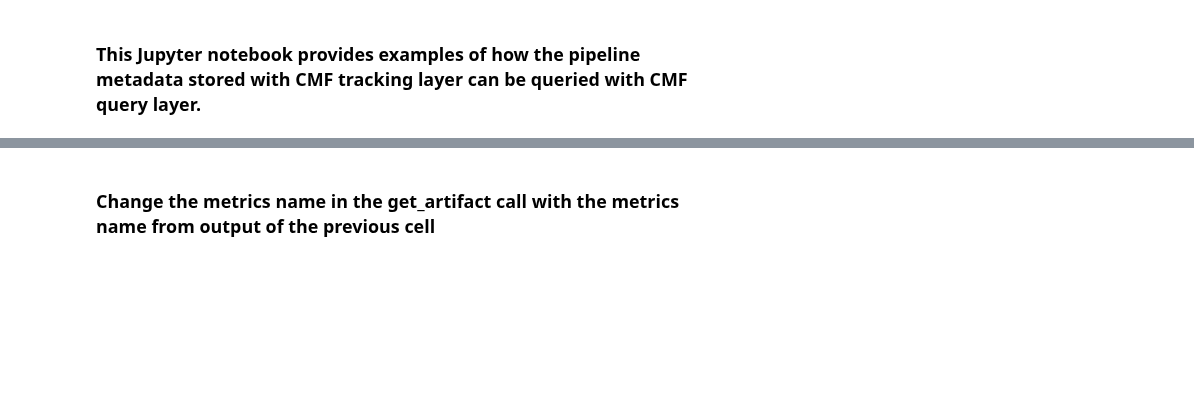
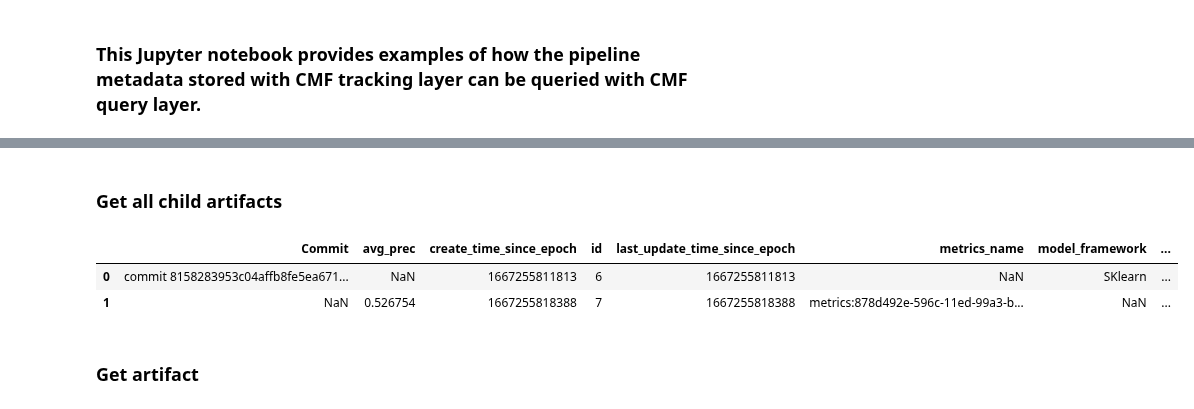
Before and after one commit to HewlettPackard/cmf, a Jupyter notebook: examples/example-get-started/Query_Tester-base_mlmd.ipynb, the cells around one changed output, grey strips where cells are left out. Cells and saved outputs as stored; diff of their text form; code cells hidden in the pictures; blank space fills up the shorter version.

```diff
--- a/examples/example-get-started/Query_Tester-base_mlmd.ipynb
+++ b/examples/example-get-started/Query_Tester-base_mlmd.ipynb
@@ -100,10 +123,10 @@ print(linked["uri"].to_string(index=False, header=False))
+# %% [markdown]
+### Get all child artifacts
 # %%
-linked = query.get_all_child_artifacts("artifacts/data.xml.gz")
-#print(linked.sort_values('create_time_since_epoch', ascending=True))
-print("NAME")
-print(linked["name"].to_string(index=False, header=False))
-print("TYPE")
-print(linked["type"].to_string(index=False, header=False))
-print("URI")
-print(linked["uri"].to_string(index=False, header=False))
+linked = query.get_all_child_artifacts(artifact_name)
+display(linked)
+# %% [output]
+|  | Commit | avg_prec | create_time_since_epoch | id | last_update_time_since_epoch | metrics_name | model_framework | ... |
+| 0 | commit 8158283953c04affb8fe5ea671... | NaN | 1667255811813 | 6 | 1667255811813 | NaN | SKlearn | ... |
+| 1 | NaN | 0.526754 | 1667255818388 | 7 | 1667255818388 | metrics:878d492e-596c-11ed-99a3-b... | NaN | ... |
 # %%
@@ -117,3 +138,3 @@ print(linked["uri"].to_string(index=False, header=False))
 # %% [markdown]
-### Change the metrics name in the get_artifact call with the metrics name from output of the previous cell
+### Get artifact
 # %%
```
Also changed, not shown: parts of 28 cells of this notebook.
